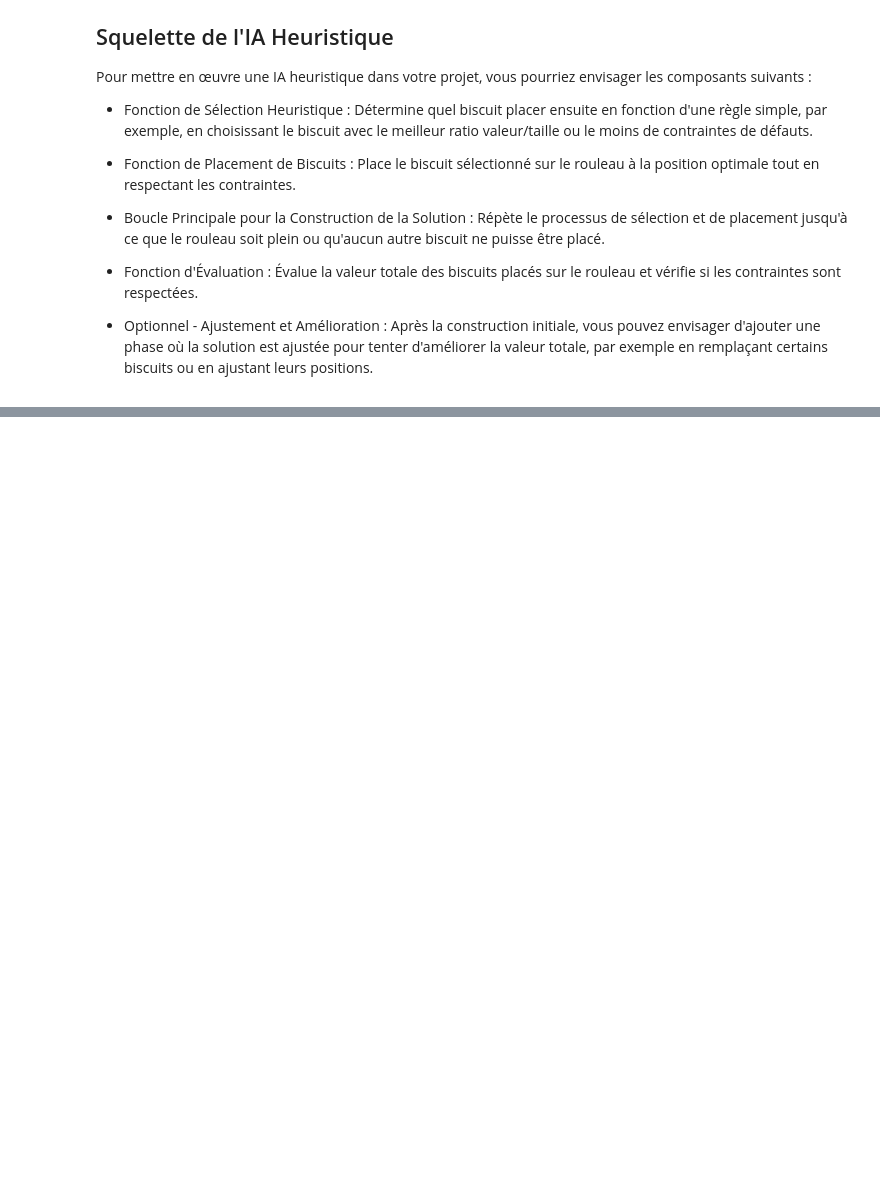
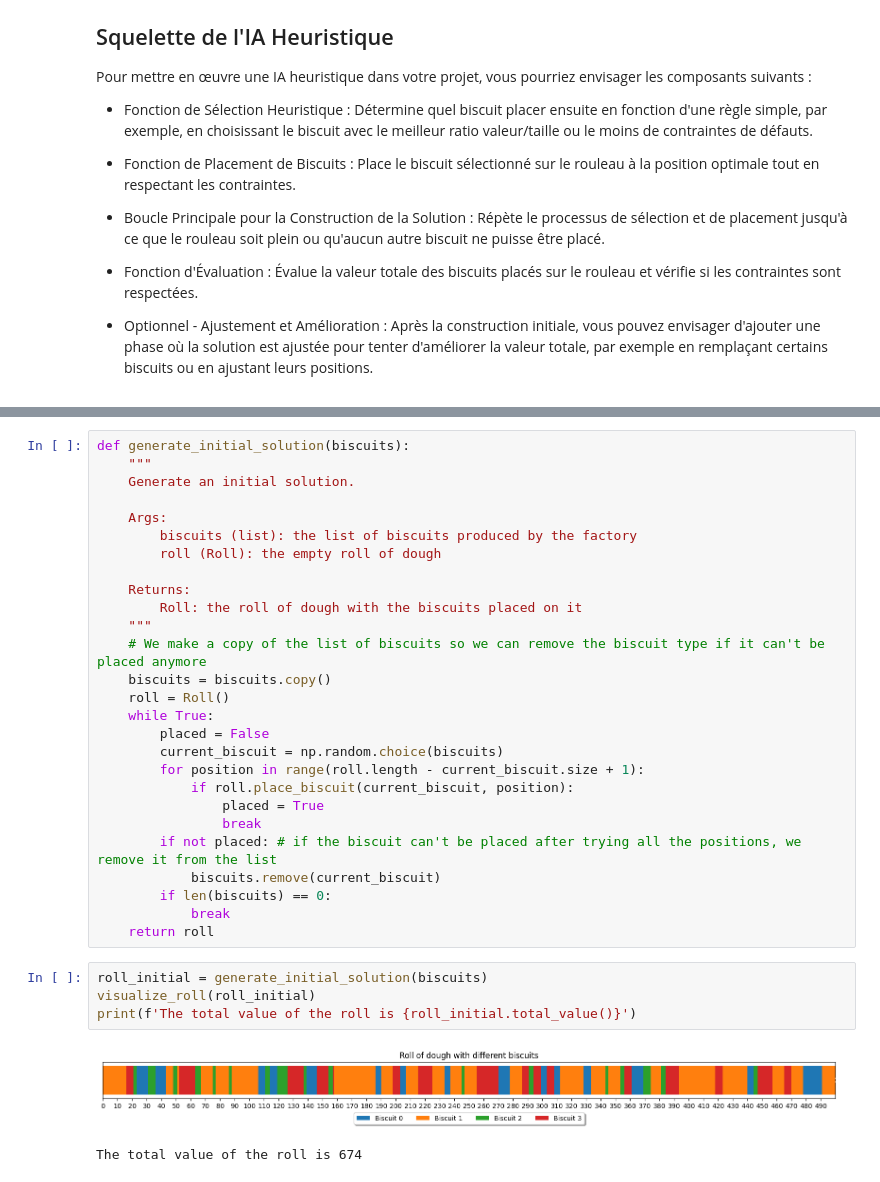
Before and after one commit to OceanSp/AI_Cookie, a Jupyter notebook: CookieFact.ipynb, the cells around one changed output, grey strips where cells are left out. Saved outputs shown, nothing was run; the diff lists cells and outputs as text; blank space fills up the shorter version.

```diff
--- a/CookieFact.ipynb
+++ b/CookieFact.ipynb
@@ -258,0 +347,34 @@ Utilise les fonctions ci-dessus pour améliorer itérativement la solution. La b
+# %%
+def generate_initial_solution(biscuits):
+    """
+    Generate an initial solution.
+
+    Args:
+        biscuits (list): the list of biscuits produced by the factory
+        roll (Roll): the empty roll of dough
+
+    Returns:
+        Roll: the roll of dough with the biscuits placed on it
+    """
+    # We make a copy of the list of biscuits so we can remove the biscuit type if it can't be placed anymore
+    biscuits = biscuits.copy()
+    roll = Roll()
+    while True:
+        placed = False
+        current_biscuit = np.random.choice(biscuits)
+        for position in range(roll.length - current_biscuit.size + 1):
+            if roll.place_biscuit(current_biscuit, position):
+                placed = True
+                break
+        if not placed: # if the biscuit can't be placed after trying all the positions, we remove it from the list
+            biscuits.remove(current_biscuit)
+        if len(biscuits) == 0:
+            break
+    return roll
+# %%
+roll_initial = generate_initial_solution(biscuits)
+visualize_roll(roll_initial)
+print(f'The total value of the roll is {roll_initial.total_value()}')
+# %% [output]
+[figure, added]
+The total value of the roll is 674
```
Also changed, not shown: parts of 10 cells of this notebook.
